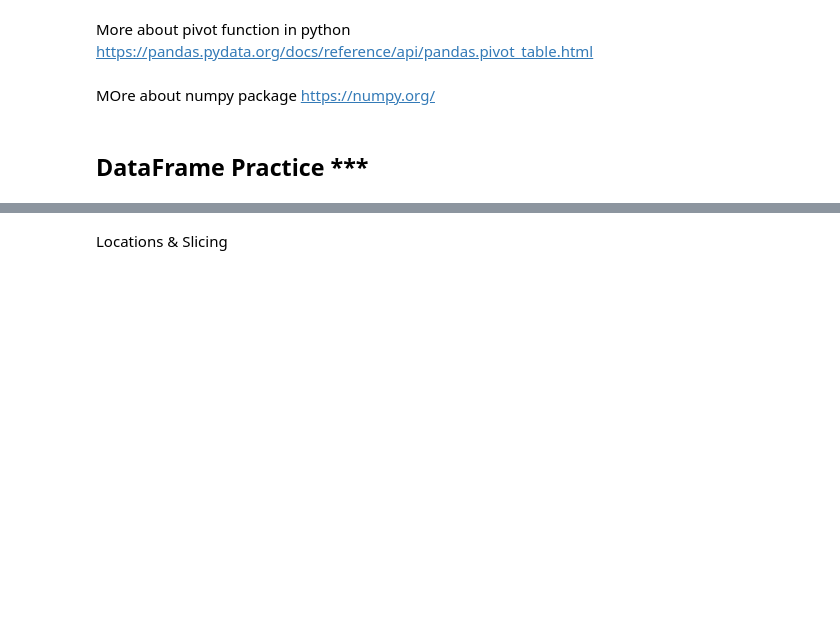
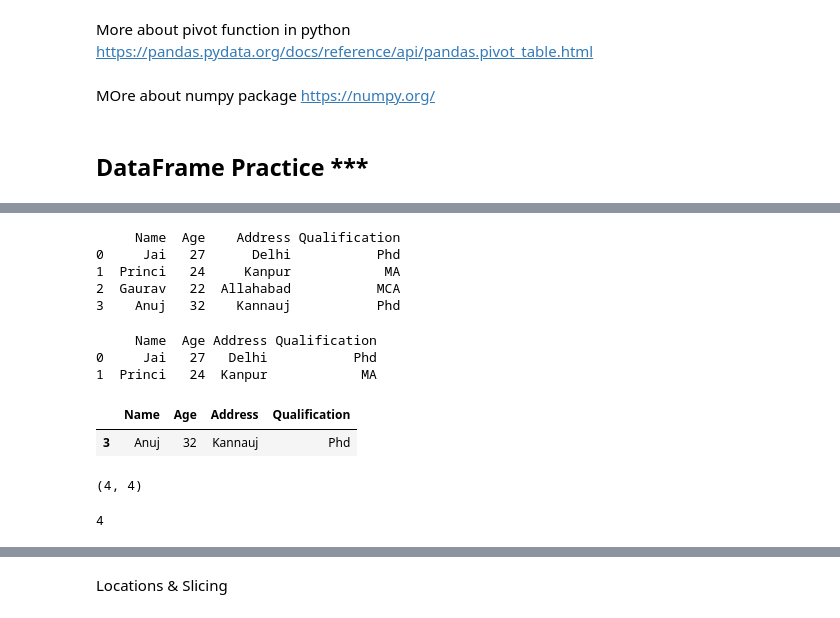
Before and after one commit to Solenluna/Module1, a Jupyter notebook: Python_Basics_Module_1_Practise.ipynb, the cells around one changed output, grey strips where cells are left out. Saved outputs shown, nothing was run; the diff lists cells and outputs as text; code cells hidden in the pictures; blank space fills up the shorter version.

```diff
--- a/Python_Basics_Module_1_Practise.ipynb
+++ b/Python_Basics_Module_1_Practise.ipynb
@@ -1223,6 +1317,15 @@ import pandas as pd
 # display the dataframe
 
 # your code here ...
+
+df1 = pd.DataFrame(data)
+print(df1)
+# %% [output]
+     Name  Age    Address Qualification
+0     Jai   27      Delhi           Phd
+1  Princi   24     Kanpur            MA
+2  Gaurav   22  Allahabad           MCA
+3    Anuj   32    Kannauj           Phd
 # %%
 #@title Display solution 2
 
@@ -1236,6 +1339,11 @@ df1
 # display the first 2 rows of df1
 
 # your code here
+print(df1[:2])
+# %% [output]
+     Name  Age Address Qualification
+0     Jai   27   Delhi           Phd
+1  Princi   24  Kanpur            MA
 # %%
 #@title Display Solution 3
 
@@ -1245,7 +1353,11 @@ df1.head(2)
 # %%
 # display the last row of the df1
 
 # your code here ...
+df1.tail(1)
+# %% [output]
+|  | Name | Age | Address | Qualification |
+| 3 | Anuj | 32 | Kannauj | Phd |
 # %%
 #@title Dsiplay Solution 4
 
@@ -1254,6 +1366,9 @@ df1.tail(1)
 # what are the dimensions of df1
 
 # your code here...
+print(df1.shape)
+# %% [output]
+(4, 4)
 # %%
 #@title Dsiplay Solution 5
 
@@ -1264,6 +1379,9 @@ df1.shape
 # how many rows ?
 
 # your code here...
+print(df1.shape[0])
+# %% [output]
+4
 # %%
 #@title Display Solution 6
 
```
Also changed, not shown: parts of 25 cells of this notebook.
